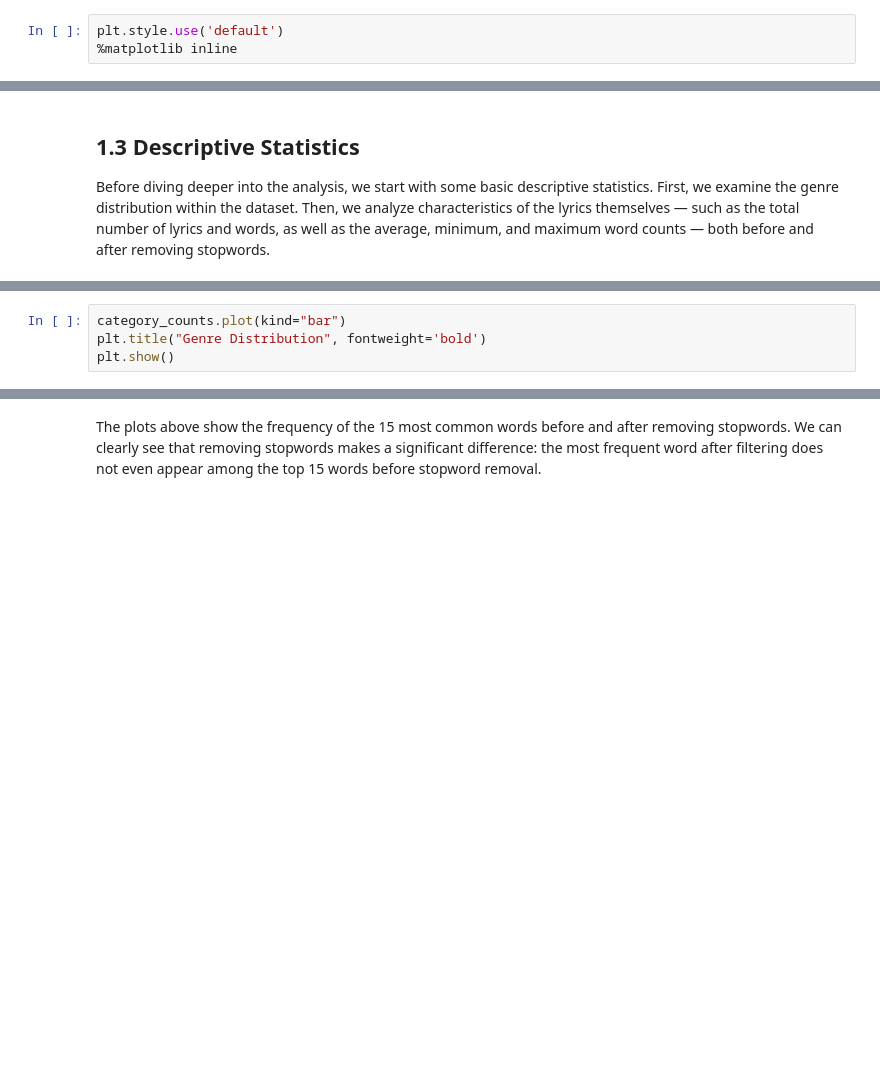
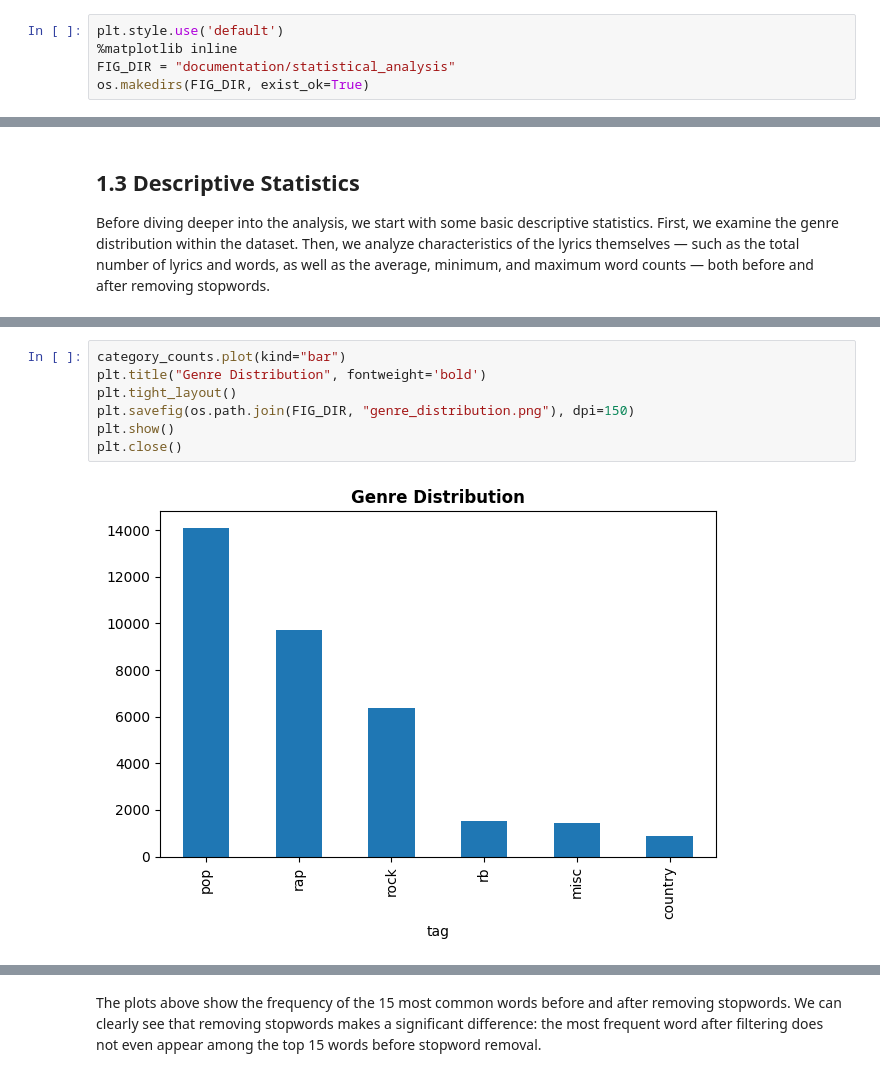
Before and after one commit to selina080701/Text-Analytics-Project, a Jupyter notebook: statistical-analysis.ipynb, the cells around one changed output, grey strips where cells are left out. Saved outputs shown, nothing was run; the diff lists cells and outputs as text; blank space fills up the shorter version.

```diff
--- a/statistical-analysis.ipynb
+++ b/statistical-analysis.ipynb
@@ -32,6 +33,8 @@ import ast
 # %%
 plt.style.use('default')
 %matplotlib inline
+FIG_DIR = "documentation/statistical_analysis"
+os.makedirs(FIG_DIR, exist_ok=True)
 # %% [markdown]
 ## 1.2 Load Dataset
 # %%
@@ -60,7 +81,12 @@ for tag,count in category_counts.items():
 # %%
 category_counts.plot(kind="bar")
 plt.title("Genre Distribution", fontweight='bold')
+plt.tight_layout()
+plt.savefig(os.path.join(FIG_DIR, "genre_distribution.png"), dpi=150)
 plt.show()
+plt.close()
+# %% [output]
+[figure, added]
 # %%
 total_lyrics = len(df)
 total_words_raw = df["word_count"].sum()
```
Also changed, not shown: parts of 18 cells of this notebook, 7 other files.
